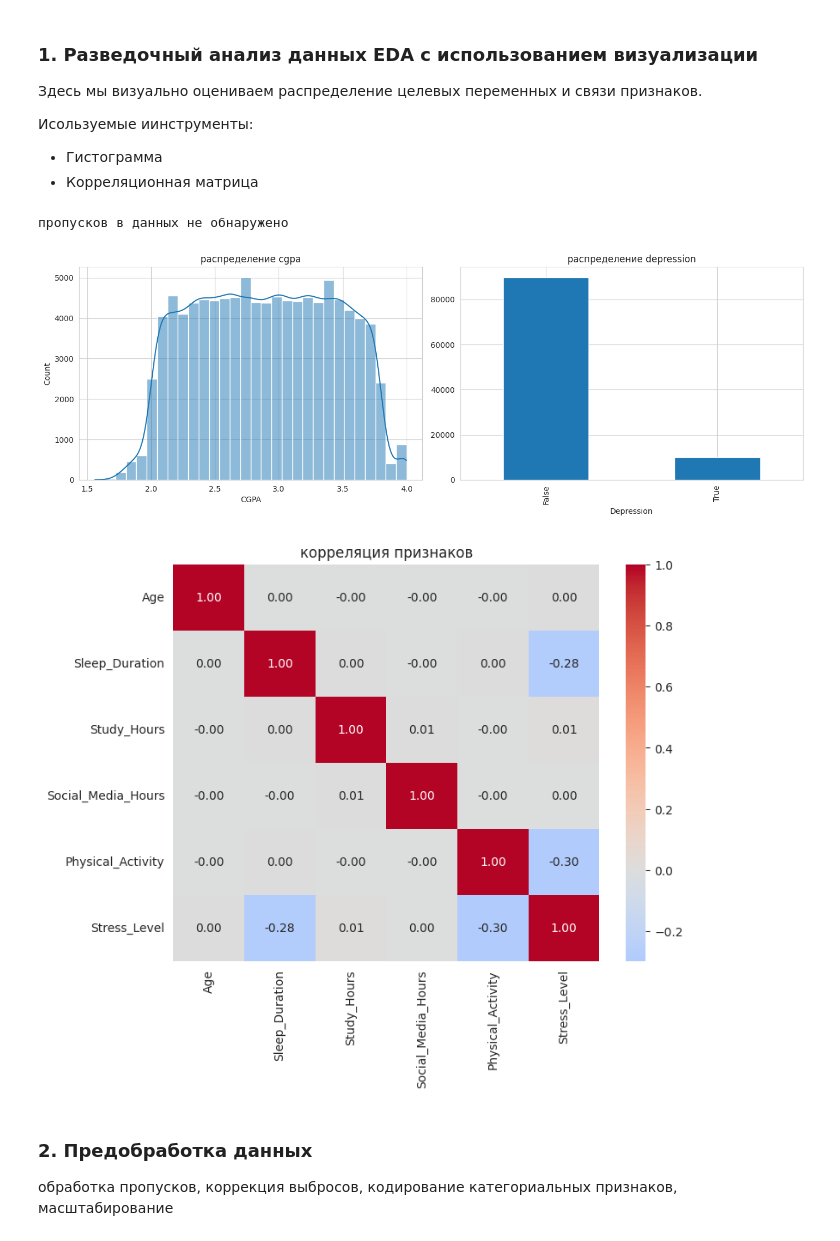
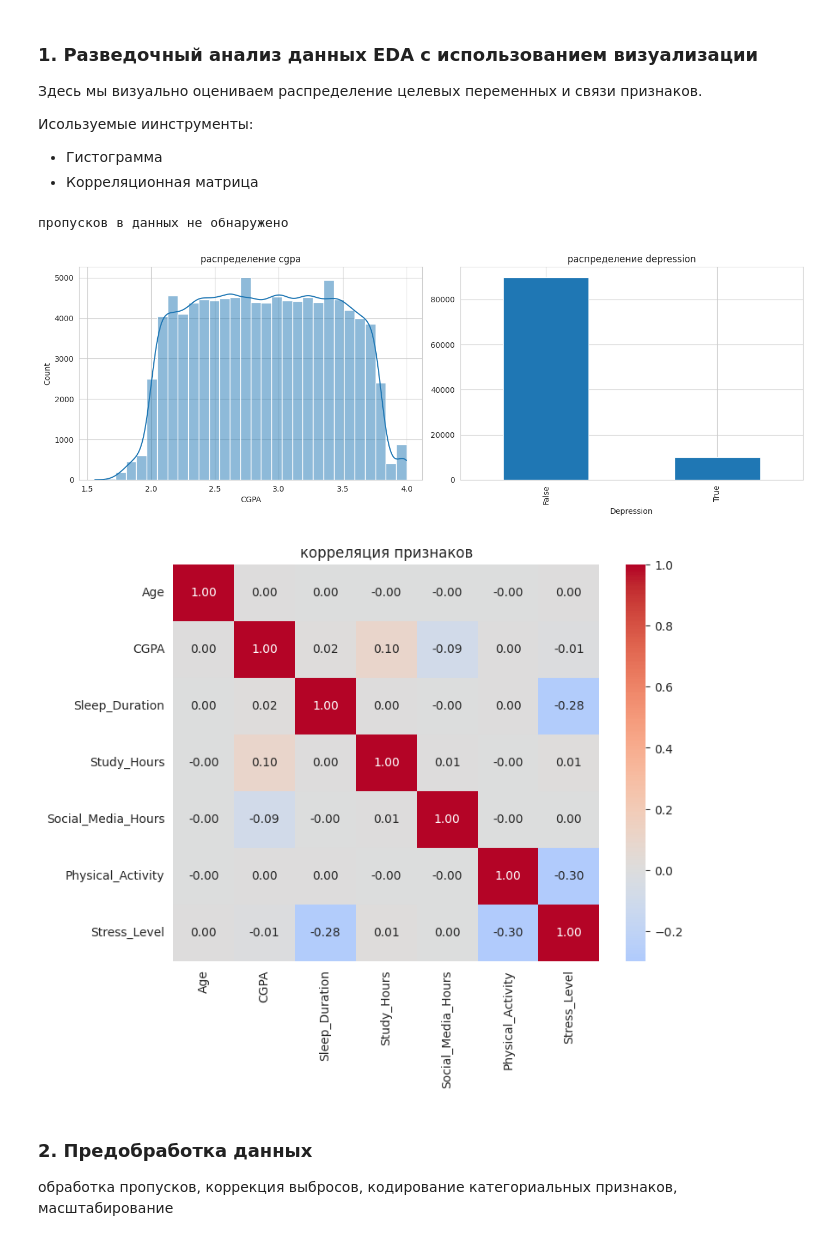
Before and after one commit to Dinar2806/frameworks_lab1, a Jupyter notebook: pipeline.ipynb, the cells around one changed output. Drawn from its saved outputs; the diff is of its cells as text; code cells hidden in the pictures.

```diff
--- a/pipeline.ipynb
+++ b/pipeline.ipynb
@@ -85,35 +85,35 @@ if len(missing) > 0:
     print(f"найдены пропуски в {len(missing)} столбцах:")
     print(missing.sort_values(ascending=False))
 
     plt.figure(figsize=(8, 4))
     missing.sort_values().plot(kind='barh', color='salmon')
     plt.xlabel('количество пропусков')
     plt.title('пропуски в данных')
     plt.tight_layout()
     plt.show()
 else:
     print("пропусков в данных не обнаружено")
 
 # Распределение целевых переменных
 fig, axes = plt.subplots(1, 2, figsize=(14, 5))
 sns.histplot(df['CGPA'], bins=30, kde=True, ax=axes[0])
 axes[0].set_title('распределение cgpa')
 df['Depression'].value_counts().plot(kind='bar', ax=axes[1])
 axes[1].set_title('распределение depression')
 plt.tight_layout()
 plt.show()
 
 # Корреляционная матрица
 plt.figure(figsize=(8, 6))
 num_cols = df.select_dtypes(include=np.number).columns.tolist()
-corr_cols = [c for c in num_cols if c not in ['Student_ID', 'CGPA', 'Depression']]
+corr_cols = [c for c in num_cols if c not in ['Student_ID']]
 sns.heatmap(df[corr_cols].corr(), annot=True, fmt='.2f', cmap='coolwarm', center=0)
 plt.title('корреляция признаков')
 plt.show()
 # %% [output]
 пропусков в данных не обнаружено
 [figure]
-[figure, old version]
+[figure, new version]
 # %% [markdown]
 ### 2. Предобработка данных
 обработка пропусков, коррекция выбросов, кодирование категориальных признаков, масштабирование
```
Also changed, not shown: parts of 6 cells of this notebook, 1 other file.
